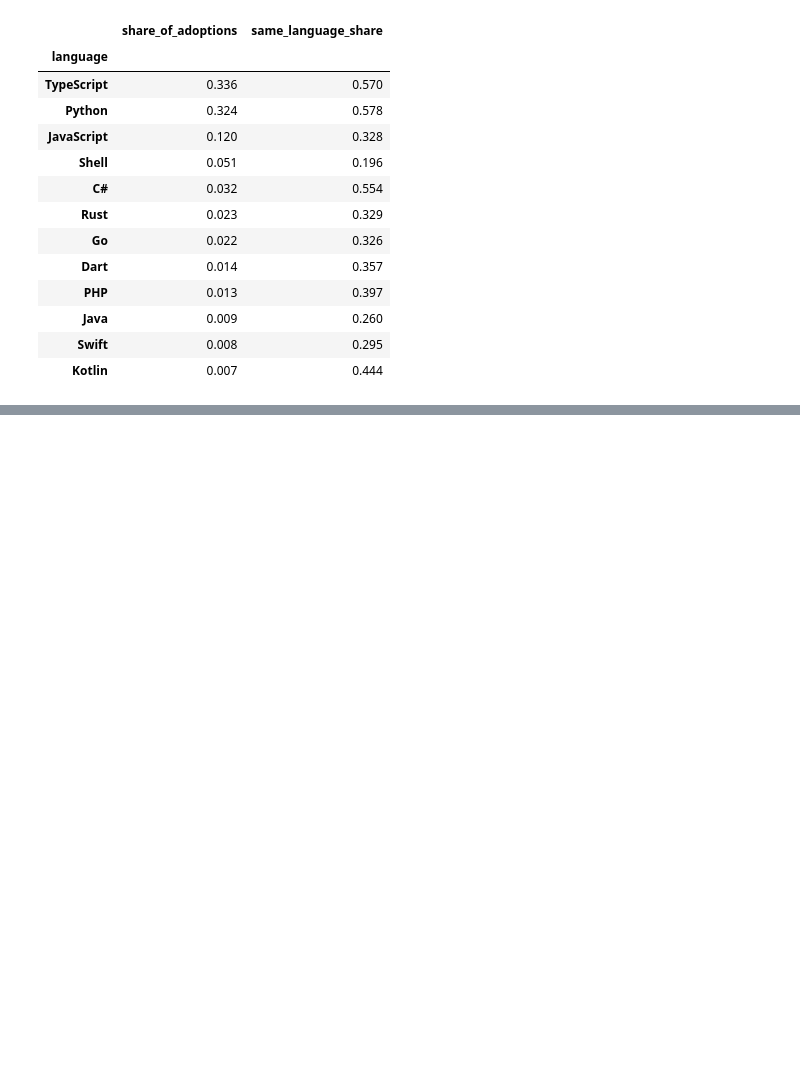
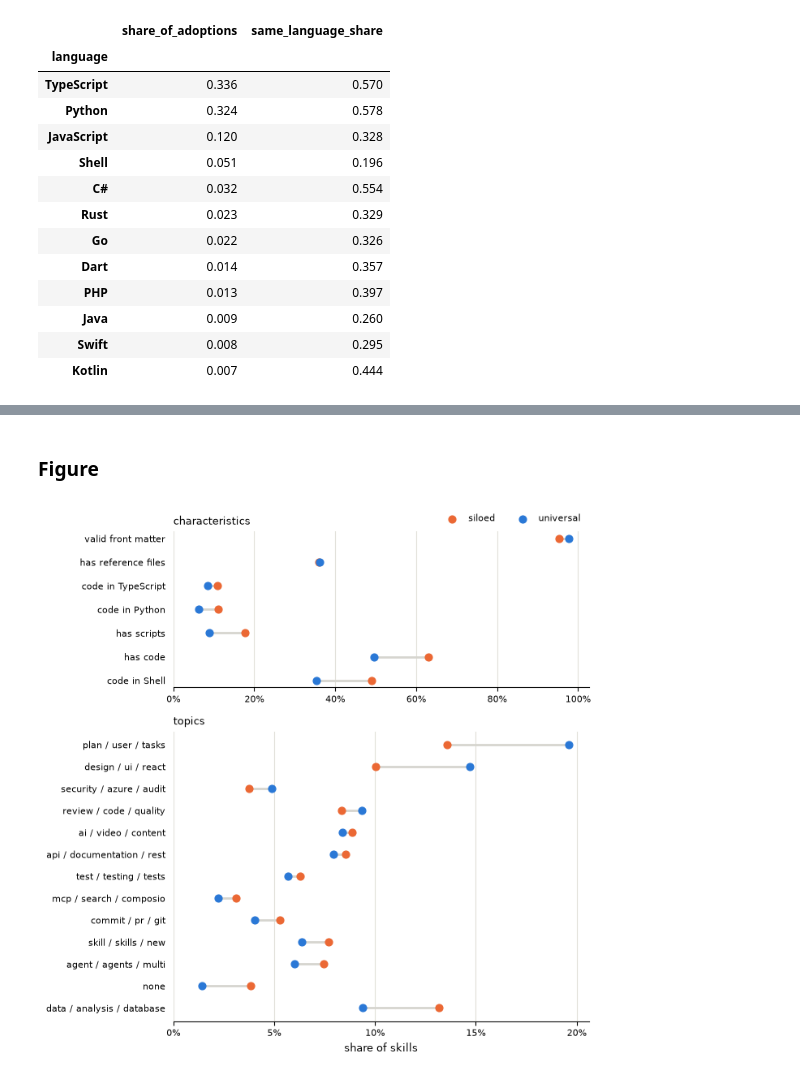
Before and after one commit to Sebastian-Espin/LOG6307E-MSR-2027-mining-challenge, a Jupyter notebook: notebooks/data_analysis.ipynb, the cells around one changed output, grey strips where cells are left out. Saved outputs shown, nothing was run; the diff lists cells and outputs as text; code cells hidden in the pictures; blank space fills up the shorter version.

```diff
--- a/notebooks/data_analysis.ipynb
+++ b/notebooks/data_analysis.ipynb
@@ -183,0 +203,8 @@ pd.DataFrame({
+# %%
+shuffled = rq2.sample(frac=1, random_state=42)
+rank = shuffled.groupby(["n_owners", "group"]).cumcount()
+n_kept = shuffled.groupby(["n_owners", "group"]).size().unstack(fill_value=0).min(axis=1)
+matched = shuffled[rank < shuffled["n_owners"].map(n_kept)].join(skills.set_index("skill_id")[
+    ["body_chars", "frontmatter_valid", "has_scripts", "has_references", "code_languages", "topic"]])
+
+matched.groupby("group")["n_owners"].agg(["size", "mean"])
@@ -183,0 +260,4 @@ pd.DataFrame({
+# %%
+by_language = matched.assign(language=matched["code_languages"].str.split(";")).explode("language")
+code_languages = pd.crosstab(by_language["language"], by_language["group"]) / matched["group"].value_counts()
+code_languages.sort_values("siloed", ascending=False).head(8).round(3)
@@ -183,0 +280,7 @@ pd.DataFrame({
+# %%
+topic_counts = pd.crosstab(matched["topic"], matched["group"])
+chi2, p_value, _, _ = chi2_contingency(topic_counts)
+print(f"chi2 = {chi2:.0f}, p = {p_value:.1e}, Cramer's V = {np.sqrt(chi2 / len(matched)):.3f}")
+
+topics = topic_counts / topic_counts.sum()
+topics.sort_values("siloed").round(3)
@@ -183,0 +304,31 @@ pd.DataFrame({
+# %% [markdown]
+### Figure
+# %%
+shares = pd.concat([
+    characteristics.drop("text length")[["siloed", "universal"]],
+    code_languages.loc[["Shell", "Python", "TypeScript"]].rename(index=lambda l: f"code in {l}"),
+])
+
+fig, axes = plt.subplots(2, 1, figsize=(7, 7), height_ratios=[len(shares), len(topics)])
+for ax, table, step, title in [(axes[0], shares, 0.2, "characteristics"), (axes[1], topics, 0.05, "topics")]:
+    table = table.loc[(table["universal"] - table["siloed"]).sort_values().index]
+    y = np.arange(len(table))
+    ax.hlines(y, table["siloed"], table["universal"], color="#d6d5cf", linewidth=2)
+    ax.scatter(table["siloed"], y, s=40, color="#eb6834", zorder=2, label="siloed")
+    ax.scatter(table["universal"], y, s=40, color="#2a78d6", zorder=2, label="universal")
+    ax.set_yticks(y, table.index, fontsize=8)
+    ax.set_xlim(0, table.to_numpy().max() * 1.05)
+    ax.xaxis.set_major_locator(plt.MultipleLocator(step))
+    ax.xaxis.set_major_formatter(plt.matplotlib.ticker.PercentFormatter(1, decimals=0))
+    ax.xaxis.grid(True, color="#e1e0d9")
+    ax.spines[["top", "right", "left"]].set_visible(False)
+    ax.tick_params(left=False, labelsize=8)
+    ax.set_title(title, loc="left", fontsize=9)
+
+axes[0].legend(frameon=False, ncol=2, fontsize=8, loc="lower right", bbox_to_anchor=(1, 1))
+axes[1].set_xlabel("share of skills", fontsize=9)
+fig.tight_layout()
+fig.savefig(FIG_DIR / "rq2_characteristics.pdf")
+plt.show()
+# %% [output]
+[figure, added]
```
Also changed, not shown: parts of 11 cells of this notebook, 6 other files.
